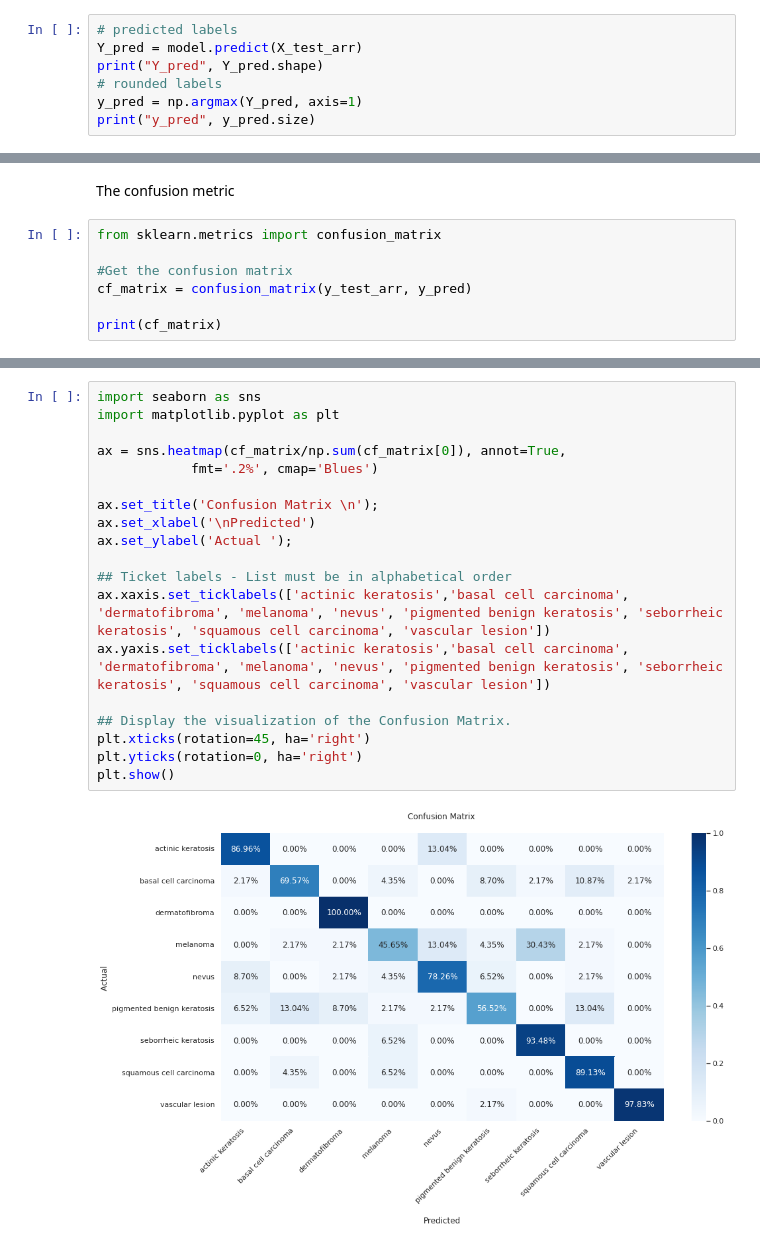
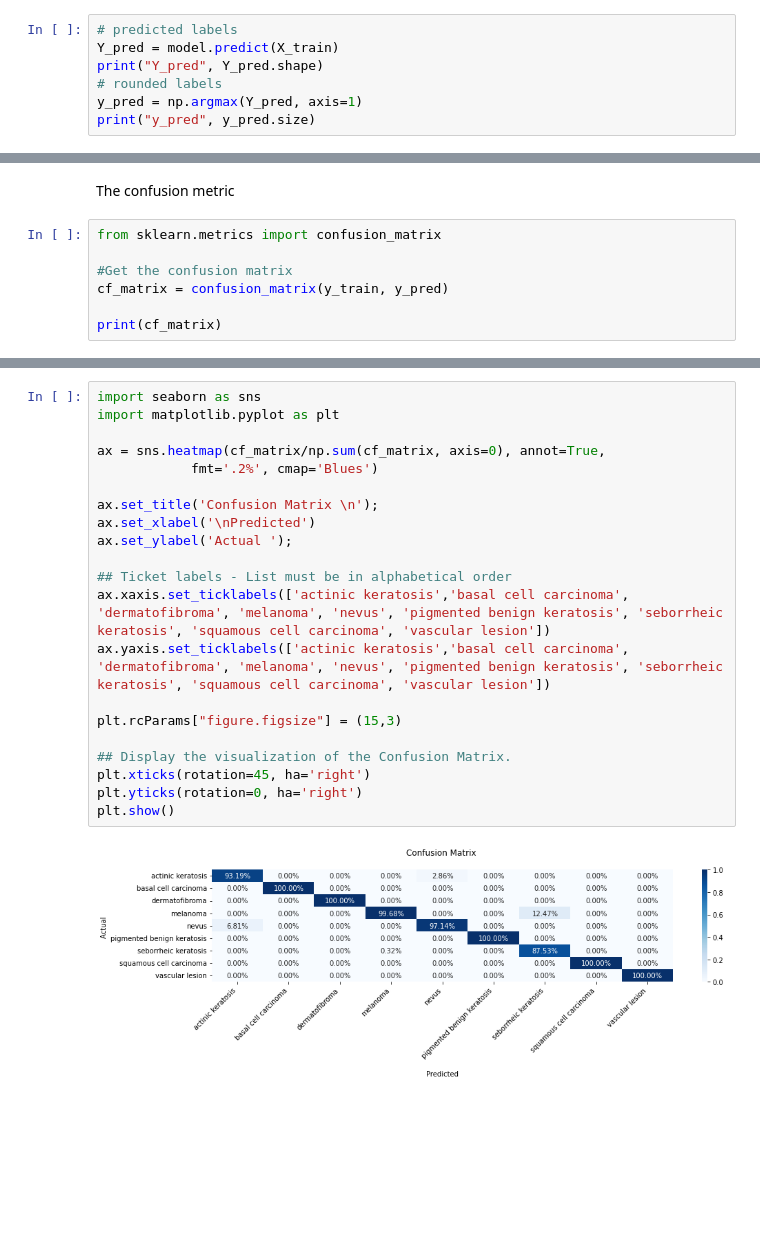
Before and after one commit to heroza/Skin-Cancer-Diagnosis, a Jupyter notebook: Skin_Cancer_Diagnosis_with_SMOTE_ResNet.ipynb, the cells around one changed output, grey strips where cells are left out. Saved outputs shown, nothing was run; the diff lists cells and outputs as text; blank space fills up the shorter version.

```diff
--- a/Skin_Cancer_Diagnosis_with_SMOTE_ResNet.ipynb
+++ b/Skin_Cancer_Diagnosis_with_SMOTE_ResNet.ipynb
@@ -553,6 +553,6 @@ Calculate y_pred
 # %%
 # predicted labels
-Y_pred = model.predict(X_test_arr)
+Y_pred = model.predict(X_train)
 print("Y_pred", Y_pred.shape)
 # rounded labels
 y_pred = np.argmax(Y_pred, axis=1)
@@ -582,7 +592,7 @@ The confusion metric
 from sklearn.metrics import confusion_matrix
 
 #Get the confusion matrix
-cf_matrix = confusion_matrix(y_test_arr, y_pred)
+cf_matrix = confusion_matrix(y_train, y_pred)
 
 print(cf_matrix)
 # %% [output]
@@ -598,21 +621,23 @@ print(cf_matrix)
 # %%
 import seaborn as sns
 import matplotlib.pyplot as plt
 
-ax = sns.heatmap(cf_matrix/np.sum(cf_matrix[0]), annot=True,
+ax = sns.heatmap(cf_matrix/np.sum(cf_matrix, axis=0), annot=True,
             fmt='.2%', cmap='Blues')
 
 ax.set_title('Confusion Matrix \n');
 ax.set_xlabel('\nPredicted')
 ax.set_ylabel('Actual ');
 
 ## Ticket labels - List must be in alphabetical order
 ax.xaxis.set_ticklabels(['actinic keratosis','basal cell carcinoma', 'dermatofibroma', 'melanoma', 'nevus', 'pigmented benign keratosis', 'seborrheic keratosis', 'squamous cell carcinoma', 'vascular lesion'])
 ax.yaxis.set_ticklabels(['actinic keratosis','basal cell carcinoma', 'dermatofibroma', 'melanoma', 'nevus', 'pigmented benign keratosis', 'seborrheic keratosis', 'squamous cell carcinoma', 'vascular lesion'])
 
+plt.rcParams["figure.figsize"] = (15,3)
+
 ## Display the visualization of the Confusion Matrix.
 plt.xticks(rotation=45, ha='right')
 plt.yticks(rotation=0, ha='right')
 plt.show()
 # %% [output]
-[figure, old version]
+[figure, new version]
```
Also changed, not shown: parts of 9 cells of this notebook.
